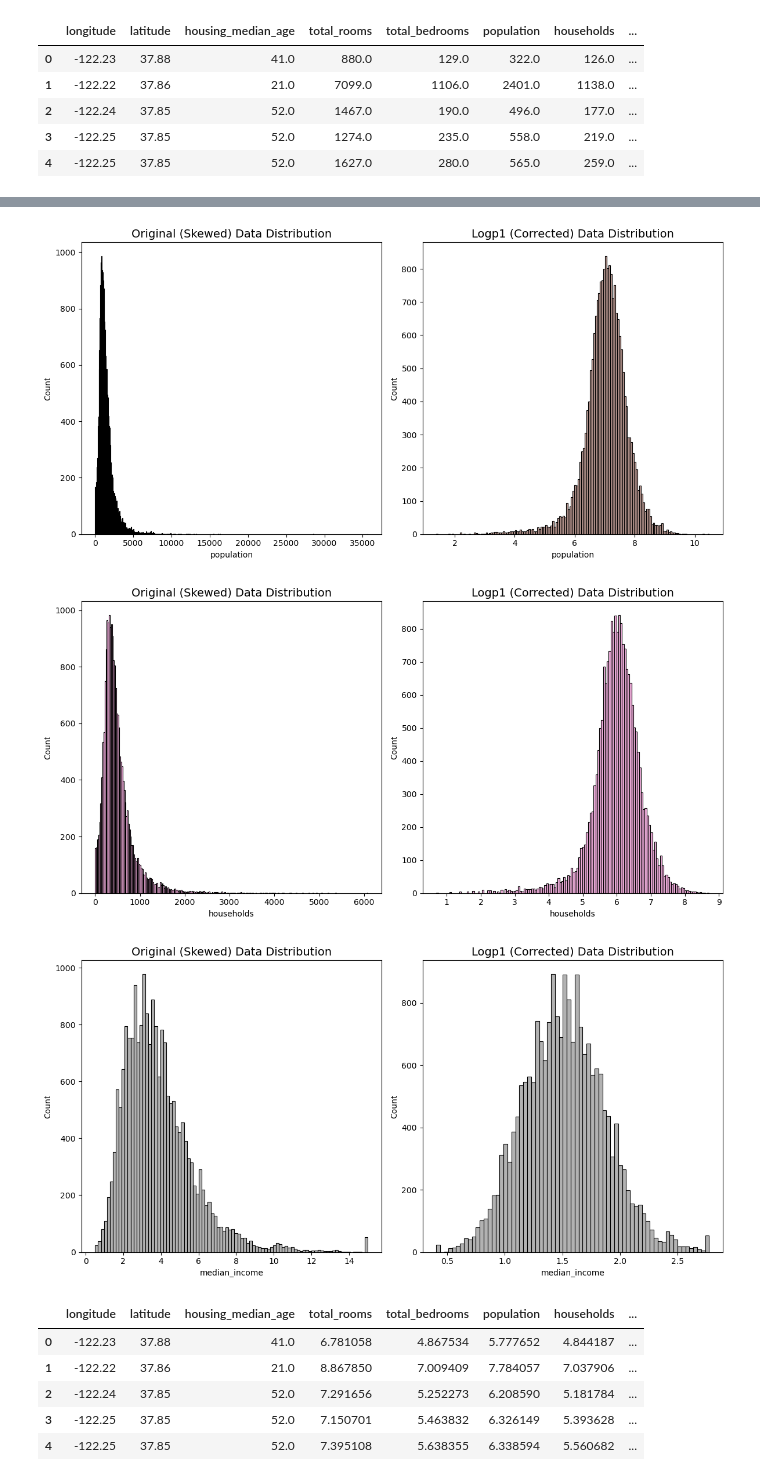
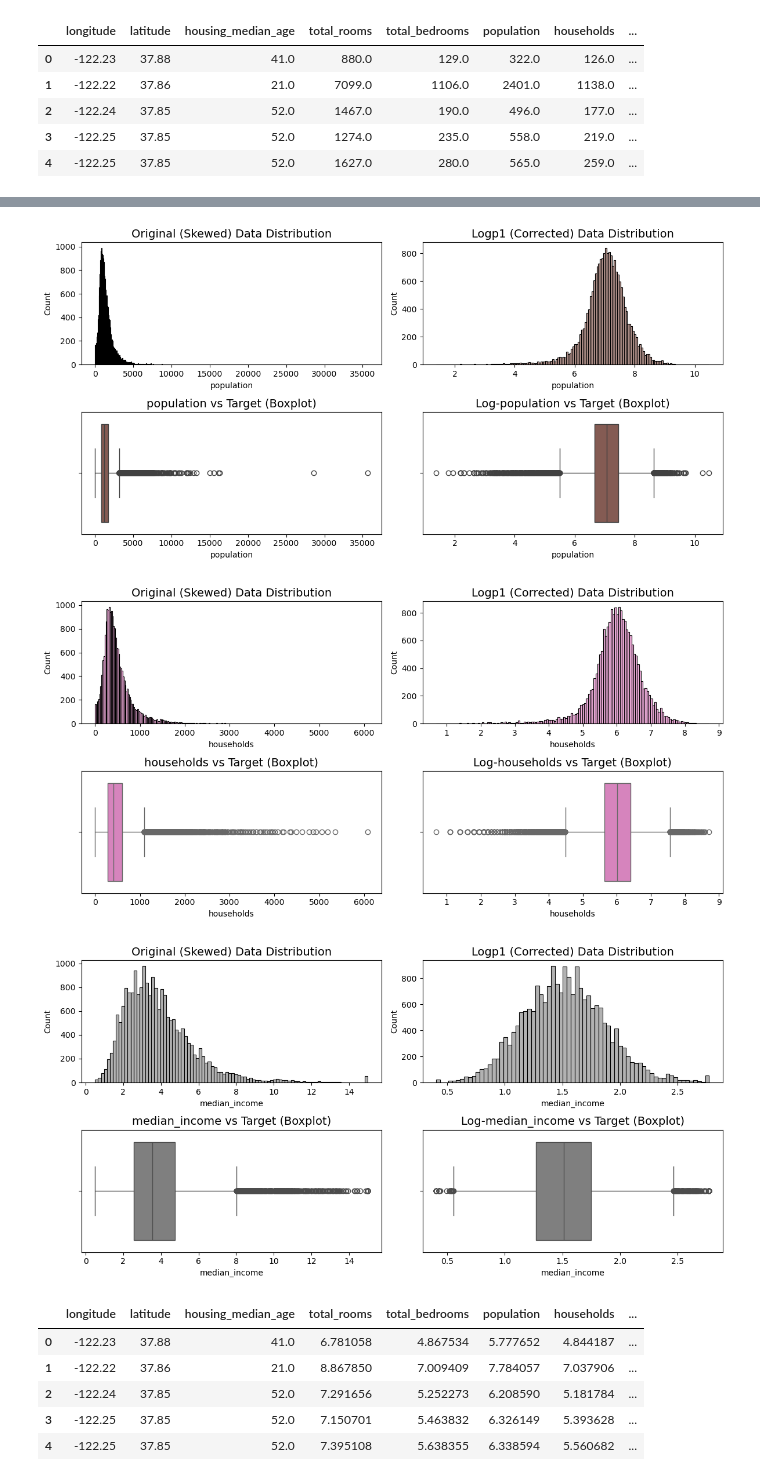
Before and after one commit to Yash9988/self-learn, a Jupyter notebook: EDA/kaggle/cali-house-prices/housing.ipynb, the cells around one changed output, grey strips where cells are left out. Saved outputs shown, nothing was run; the diff lists cells and outputs as text; code cells hidden in the pictures.

Commit message:
[R] Included more plots and analysis for California Housing Prices dataset.

```diff
--- a/EDA/kaggle/cali-house-prices/housing.ipynb
+++ b/EDA/kaggle/cali-house-prices/housing.ipynb
@@ -249,7 +270,7 @@ df_ln = np.log1p(df[sk_cols])
 for col in sk_cols:
     plt.figure(figsize=(12, 6))
 
-    plt.subplot(1, 2, 1)
+    plt.subplot(2, 2, 1)
     sns.histplot(
         data=df,
         x=col,
@@ -261,7 +282,7 @@ for col in sk_cols:
     )
     plt.title("Original (Skewed) Data Distribution", fontsize=14)
 
-    plt.subplot(1, 2, 2)
+    plt.subplot(2, 2, 2)
     sns.histplot(
         data=df_ln,
         x=col,
@@ -274,6 +295,26 @@ for col in sk_cols:
     plt.title("Logp1 (Corrected) Data Distribution", fontsize=14)
 
 
+    # Boxplot Plot
+    plt.subplot(2, 2, 3)
+    sns.boxplot(
+        data=df,
+        x=col,
+        color=color_dict[col]
+    )
+    plt.title(f'{col} vs Target (Boxplot)', fontsize=14)
+
+
+    plt.subplot(2, 2, 4)
+    sns.boxplot(
+        data=df_ln,
+        x=col,
+        color=color_dict[col]
+    )
+    plt.title(f'Log-{col} vs Target (Boxplot)', fontsize=14)
+
+
+
     plt.tight_layout()
     plt.show()
 # %% [output]
@@ -282,6 +323,6 @@ for col in sk_cols:
-[figure, old version]
+[figure, new version]
-[figure, old version]
+[figure, new version]
-[figure, old version]
+[figure, new version]
 # %%
 X = df.copy()
 
```
Also changed, not shown: parts of 6 cells of this notebook.
